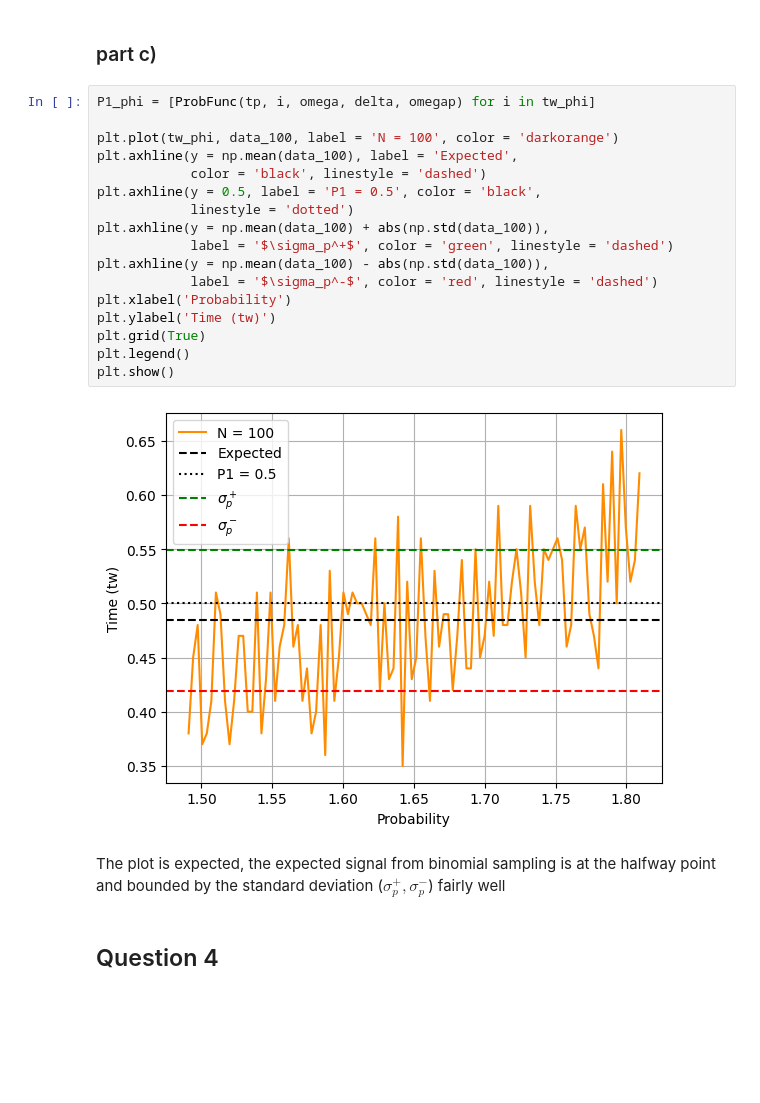
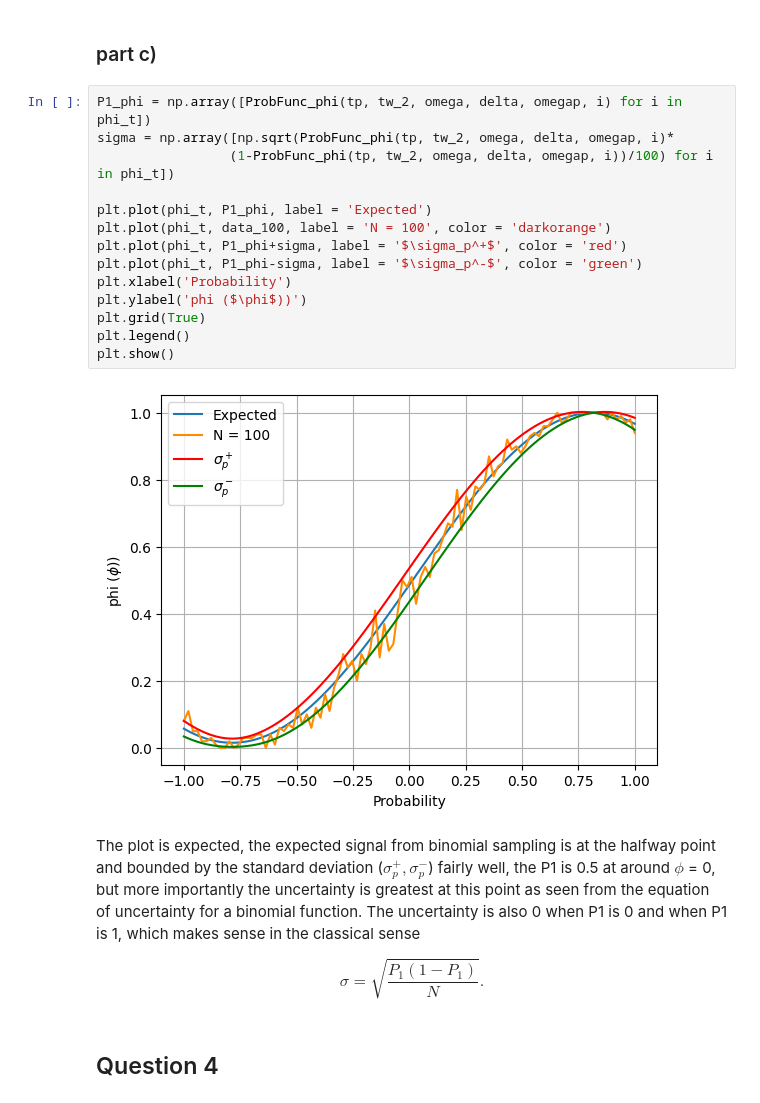
Before and after one commit to shashankd95/QuTipSimulations, a Jupyter notebook: QST_Stats2.ipynb, the cells around one changed output. Cells and saved outputs as stored; diff of their text form; blank space fills up the shorter version.

```diff
--- a/QST_Stats2.ipynb
+++ b/QST_Stats2.ipynb
@@ -238,27 +237,26 @@ plt.show()
 For the given range of the phi, the plot really does represent a more linear relationship between $\delta P$ and t. just like in the C. L. Degen, F. Reinhard, and P. Cappellaro: Quantum sensing paper.
 # %% [markdown]
 ### part c)
-# %%
-P1_phi = [ProbFunc(tp, i, omega, delta, omegap) for i in tw_phi]
-
-plt.plot(tw_phi, data_100, label = 'N = 100', color = 'darkorange')
-plt.axhline(y = np.mean(data_100), label = 'Expected',
-            color = 'black', linestyle = 'dashed')
-plt.axhline(y = 0.5, label = 'P1 = 0.5', color = 'black',
-            linestyle = 'dotted')
-plt.axhline(y = np.mean(data_100) + abs(np.std(data_100)),
-            label = '$\sigma_p^+$', color = 'green', linestyle = 'dashed')
-plt.axhline(y = np.mean(data_100) - abs(np.std(data_100)),
-            label = '$\sigma_p^-$', color = 'red', linestyle = 'dashed')
-plt.xlabel('Probability')
-plt.ylabel('Time (tw)')
-plt.grid(True)
-plt.legend()
-plt.show()
-# %% [output]
-[figure, removed]
+# %%
+P1_phi = np.array([ProbFunc_phi(tp, tw_2, omega, delta, omegap, i) for i in phi_t])
+sigma = np.array([np.sqrt(ProbFunc_phi(tp, tw_2, omega, delta, omegap, i)*
+                 (1-ProbFunc_phi(tp, tw_2, omega, delta, omegap, i))/100) for i in phi_t])
+
+plt.plot(phi_t, P1_phi, label = 'Expected')
+plt.plot(phi_t, data_100, label = 'N = 100', color = 'darkorange')
+plt.plot(phi_t, P1_phi+sigma, label = '$\sigma_p^+$', color = 'red')
+plt.plot(phi_t, P1_phi-sigma, label = '$\sigma_p^-$', color = 'green')
+plt.xlabel('Probability')
+plt.ylabel('phi ($\phi$))')
+plt.grid(True)
+plt.legend()
+plt.show()
+# %% [output]
+[figure, added]
 # %% [markdown]
-The plot is expected, the expected signal from binomial sampling is at the halfway point and bounded by the standard deviation ($\sigma^+_p, \sigma_p^-$) fairly well
+The plot is expected, the expected signal from binomial sampling is at the halfway point and bounded by the standard deviation ($\sigma^+_p, \sigma_p^-$) fairly well, the P1 is 0.5 at around $\phi$ = 0, but more importantly the uncertainty is greatest at this point as seen from the equation of uncertainty for a binomial function. The uncertainty is also 0 when P1 is 0 and when P1 is 1, which makes sense in the classical sense
+
+$$ \sigma = \sqrt{\frac{P_1 (1 - P_1)}{N}}. $$
 # %% [markdown]
 ## Question 4
 # %% [markdown]
```
Also changed, not shown: parts of 4 cells of this notebook.
